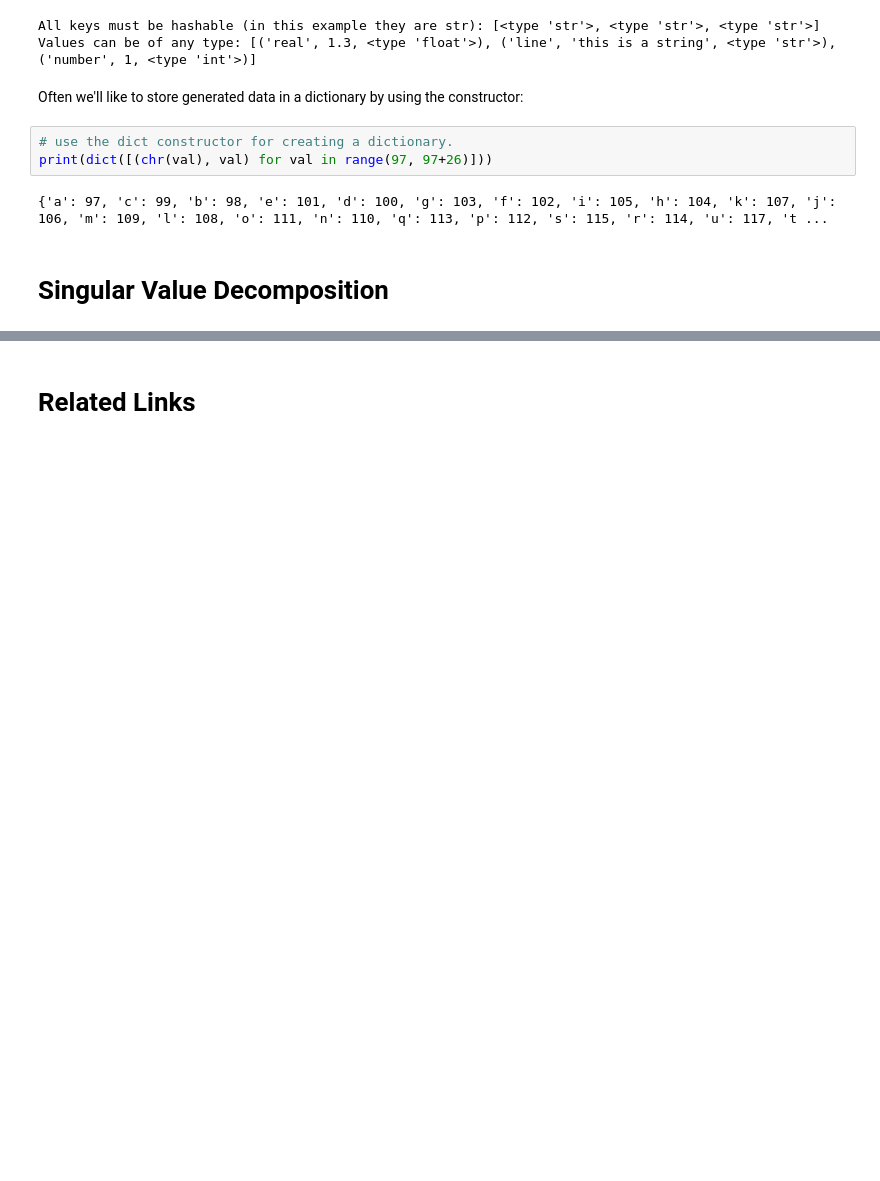
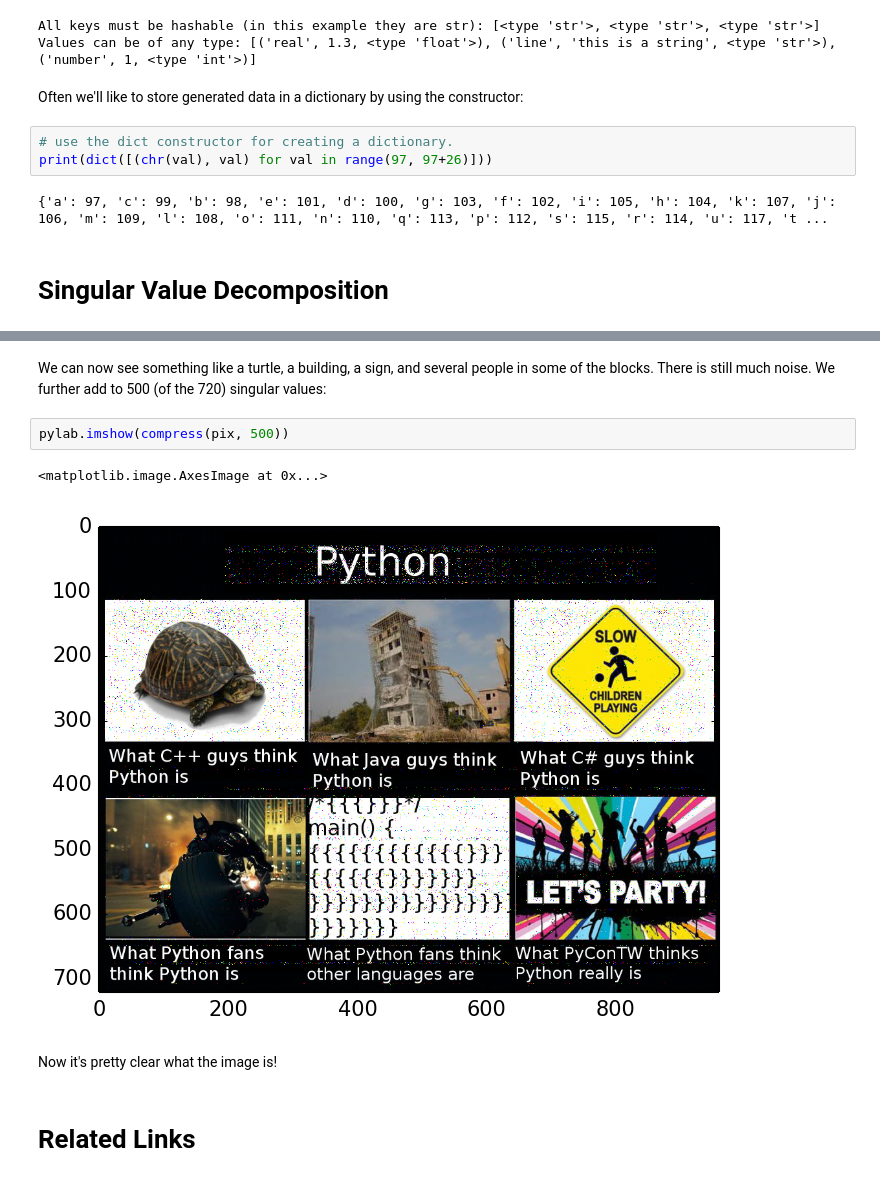
Before and after one commit to yungyuc/pubtalk, a Jupyter notebook: 201404_pyappintro/python_app_intro.ipynb, the cells around one changed output, grey strips where cells are left out. Drawn from its saved outputs; the diff is of its cells as text; blank space fills up the shorter version.

```diff
--- a/201404_pyappintro/python_app_intro.ipynb
+++ b/201404_pyappintro/python_app_intro.ipynb
@@ -180,3 +242,12 @@ print(dict([(chr(val), val) for val in range(97, 97+26)]))
+# %% [markdown]
+We can now see something like a turtle, a building, a sign, and several people in some of the blocks.  There is still much noise.  We further add to 500 (of the 720) singular values:
+# %%
+pylab.imshow(compress(pix, 500))
+# %% [output]
+<matplotlib.image.AxesImage at 0x...>
+[figure, added]
+# %% [markdown]
+Now it's pretty clear what the image is!
 # %% [markdown]
 # Related Links
 # %% [markdown]
```
Also changed, not shown: parts of 15 cells of this notebook, 1 other file.
